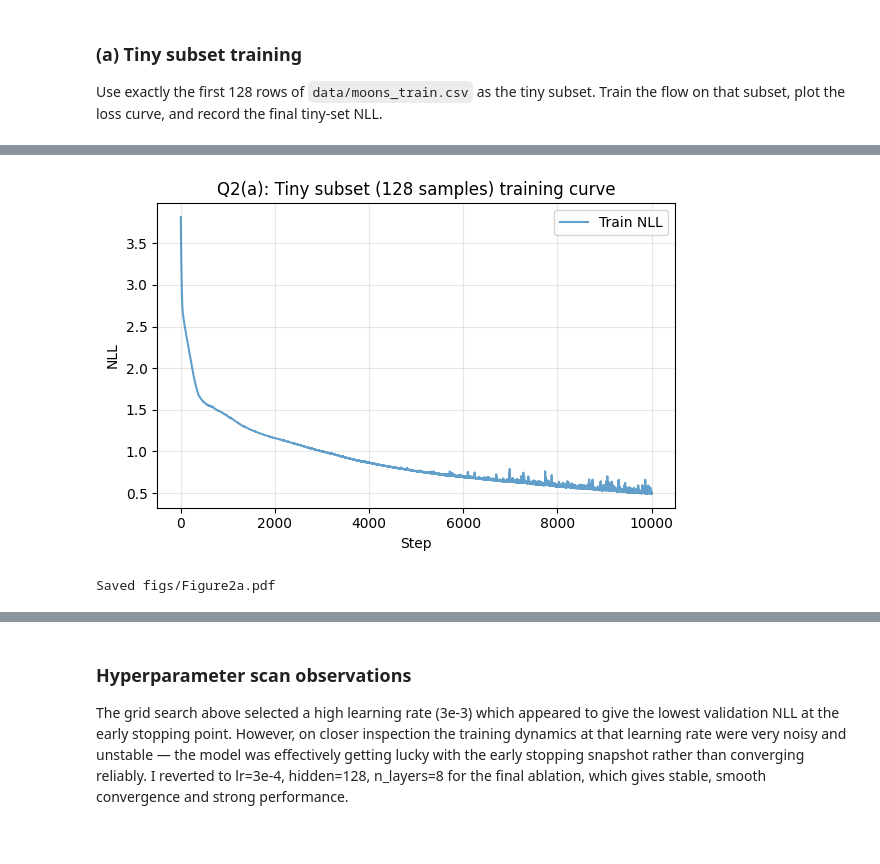
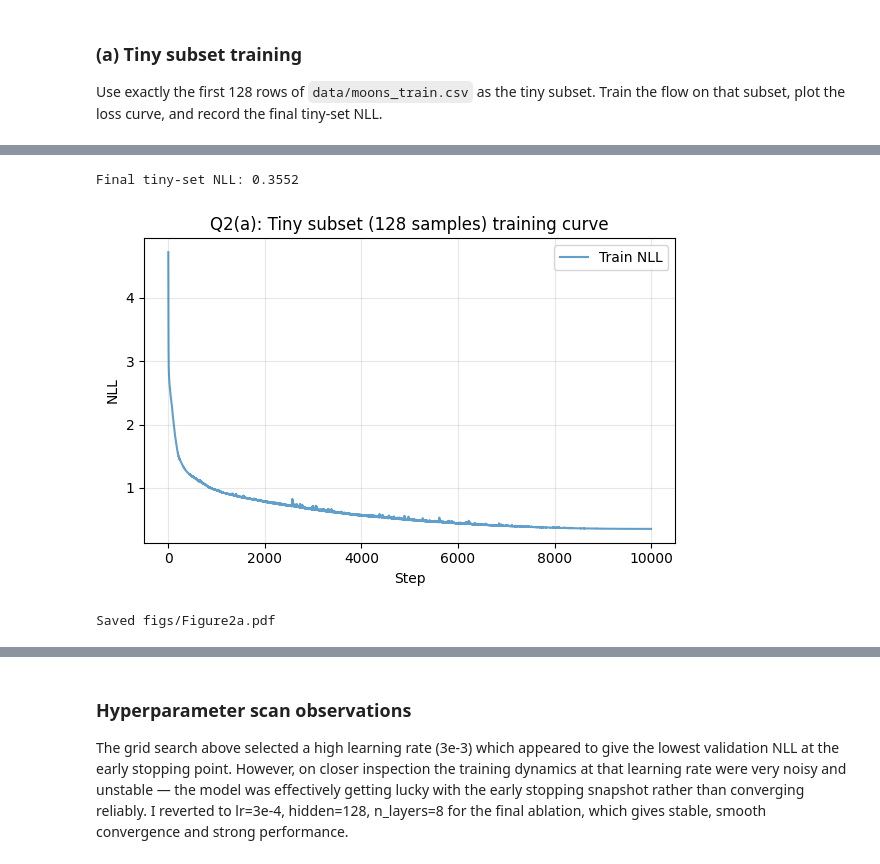
Before and after one commit to rowan-dauria/m2-coursework, a Jupyter notebook: coursework.ipynb, the cells around one changed output, grey strips where cells are left out. Saved outputs shown, nothing was run; the diff lists cells and outputs as text; code cells hidden in the pictures.

```diff
--- a/coursework.ipynb
+++ b/coursework.ipynb
@@ -162,23 +162,20 @@ N_LAYERS = 8
 N_HIDDEN = 128
 BATCH_SIZE = x_train.shape[0]  # for FLOP counting later
 N_STEPS = 10000
-LR = 1e-4
+LR = 3e-4
 SEED = 42
 
 x_tiny = x_train[:128]  # SMALL SUBSET OF DATA
 
 torch.manual_seed(SEED)
-flow_tiny = Flow(dim=N_DIM, hidden=N_HIDDEN, n_layers=N_LAYERS)
 
-tiny_result = train_flow(
-    flow_tiny, x_tiny, x_val,
+tiny_result1 = train_flow(
+    Flow(dim=N_DIM, hidden=N_HIDDEN, n_layers=N_LAYERS),
+    x_tiny,
+    x_val,
     n_steps=N_STEPS,
     lr=LR,
-    grad_clip_norm=1.0,
+    grad_clip_norm=None,
+    use_cosine_schedule=False,
 )
-
-tiny_losses = tiny_result["train_losses"]
-tiny_val_losses = tiny_result["val_losses"]
-tinyset_final_nll = tiny_result["final_train_nll"]
-print(f"\nFinal tiny-set NLL: {tinyset_final_nll:.4f}")
 # %% [output]
@@ -201,0 +228,10 @@ Final tiny-set NLL: 0.5028
+# %%
+tiny_result3 = train_flow(
+    Flow(dim=N_DIM, hidden=N_HIDDEN, n_layers=N_LAYERS),
+    x_tiny,
+    x_val,
+    n_steps=N_STEPS,
+    lr=LR,
+    grad_clip_norm=.1,
+    use_cosine_schedule=True,
+)
@@ -202,12 +259,17 @@ Final tiny-set NLL: 0.5028
 # %%
+tiny_losses = tiny_result3["train_losses"]
+tinyset_final_nll = tiny_result3["final_train_nll"]
+print(f"Final tiny-set NLL: {tinyset_final_nll:.4f}")
+
 # --- Figure 2a ---
-fig = figure2a(tiny_losses)
+fig = figure2a(tiny_result3["train_losses"])
 fig.savefig("figs/Figure2a.pdf")
 plt.show()
 print("Saved figs/Figure2a.pdf")
 # %% [output]
+Final tiny-set NLL: 0.3552
-[figure, old version]
+[figure, new version]
-Saved figs/Figure2a.pdf
+Saved figs/Figure2a.pdf
 # %%
 sanity = run_all_sanity_checks(x_train, x_val)
 # %% [output]
```
Also changed, not shown: parts of 32 cells of this notebook, 5 other files.
